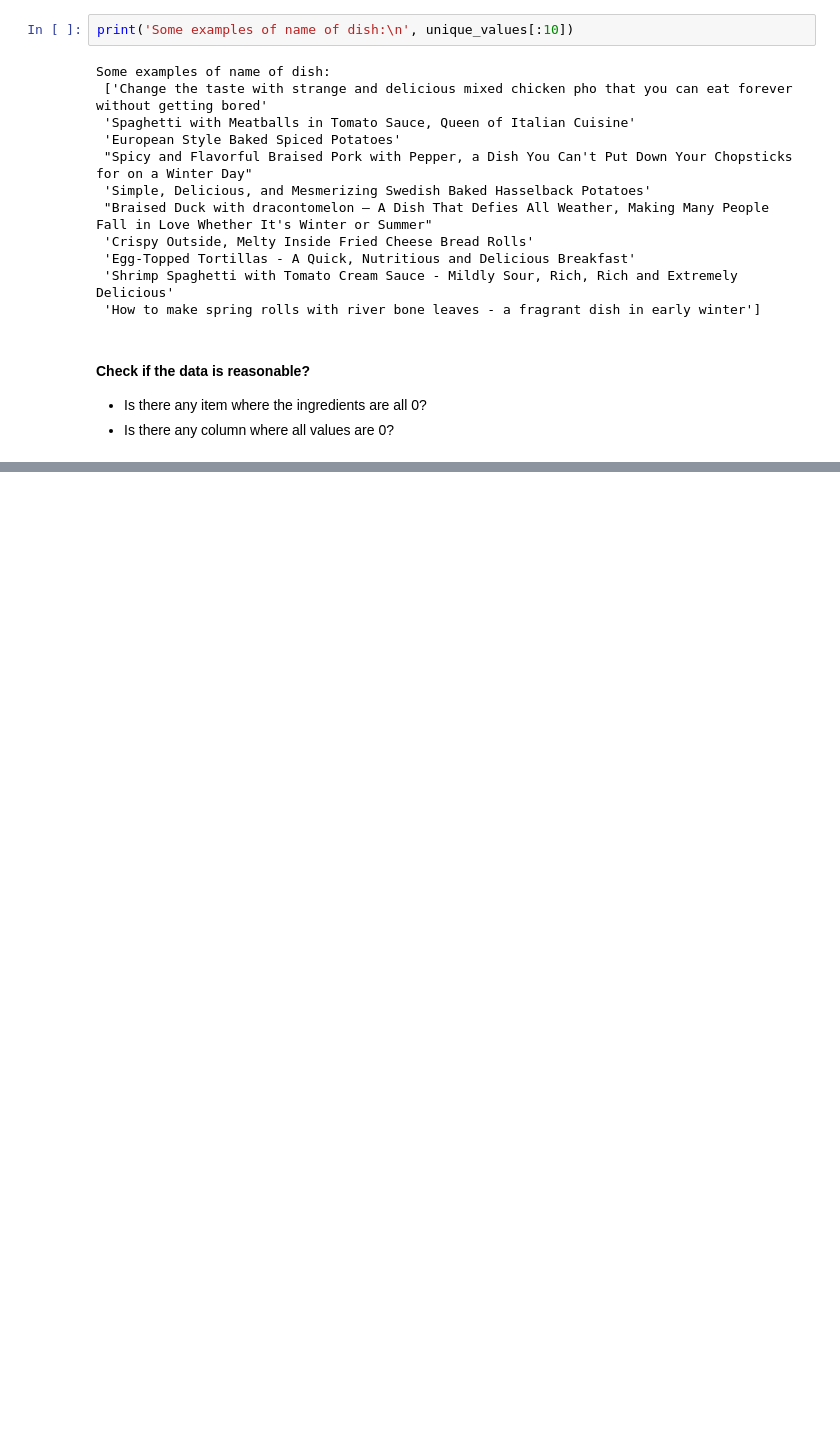
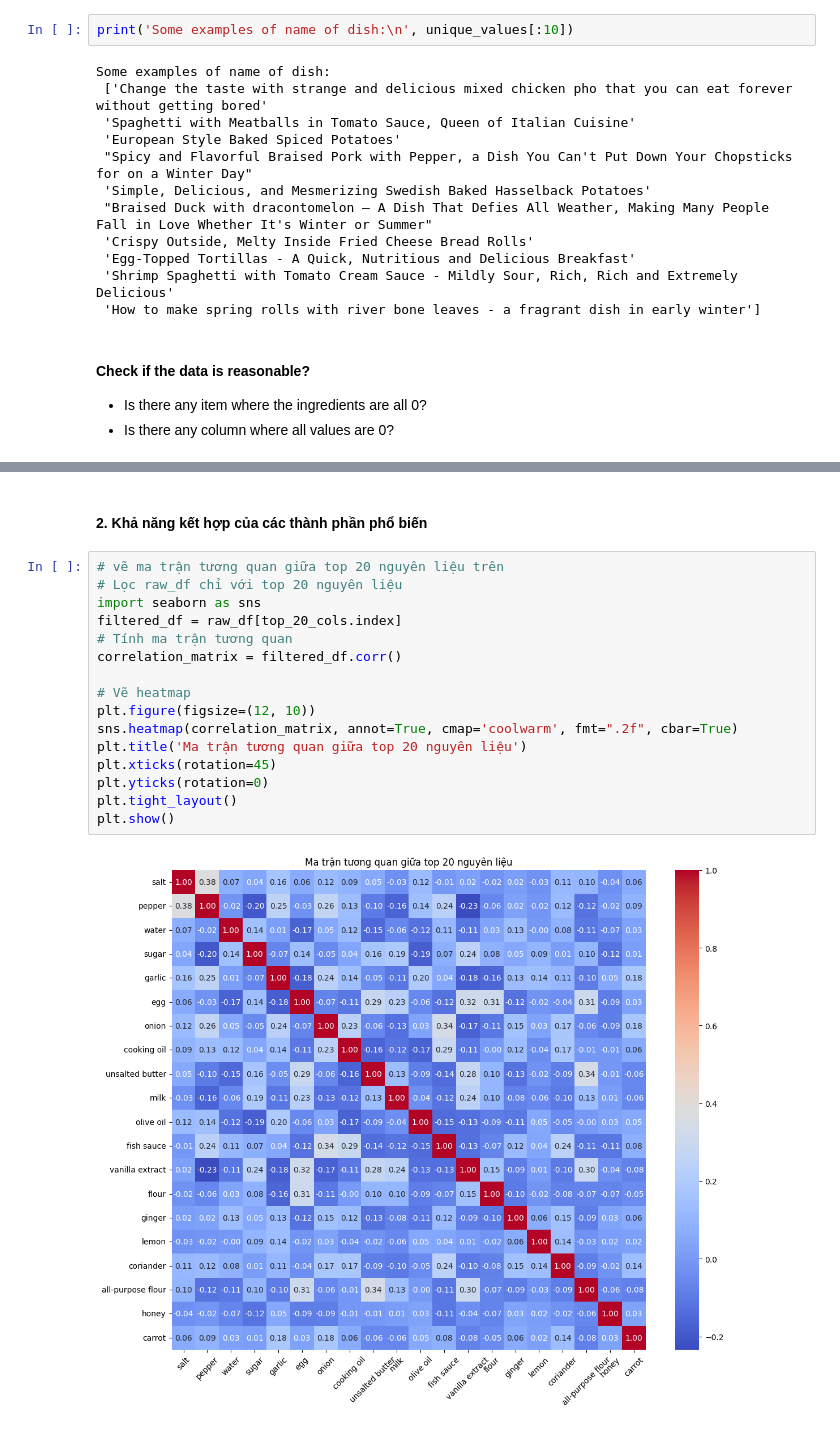
Before and after one commit to richardnguyen0715/IngredientsAnalysisAndRecommendationSystem, a Jupyter notebook: Source/Data Exploration/DataExploration.ipynb, the cells around one changed output, grey strips where cells are left out. Saved outputs shown, nothing was run; the diff lists cells and outputs as text; blank space fills up the shorter version.

```diff
--- a/Source/Data Exploration/DataExploration.ipynb
+++ b/Source/Data Exploration/DataExploration.ipynb
@@ -207,0 +266,20 @@ Remove all zero ingredients rows.
+# %% [markdown]
+#### __2. Khả năng kết hợp của các thành phần phổ biến__
+# %%
+# vẽ ma trận tương quan giữa top 20 nguyên liệu trên
+# Lọc raw_df chỉ với top 20 nguyên liệu
+import seaborn as sns
+filtered_df = raw_df[top_20_cols.index]
+# Tính ma trận tương quan
+correlation_matrix = filtered_df.corr()
+
+# Vẽ heatmap
+plt.figure(figsize=(12, 10))
+sns.heatmap(correlation_matrix, annot=True, cmap='coolwarm', fmt=".2f", cbar=True)
+plt.title('Ma trận tương quan giữa top 20 nguyên liệu')
+plt.xticks(rotation=45)
+plt.yticks(rotation=0)
+plt.tight_layout()
+plt.show()
+# %% [output]
+[figure, added]
```
Also changed, not shown: parts of 9 cells of this notebook.
